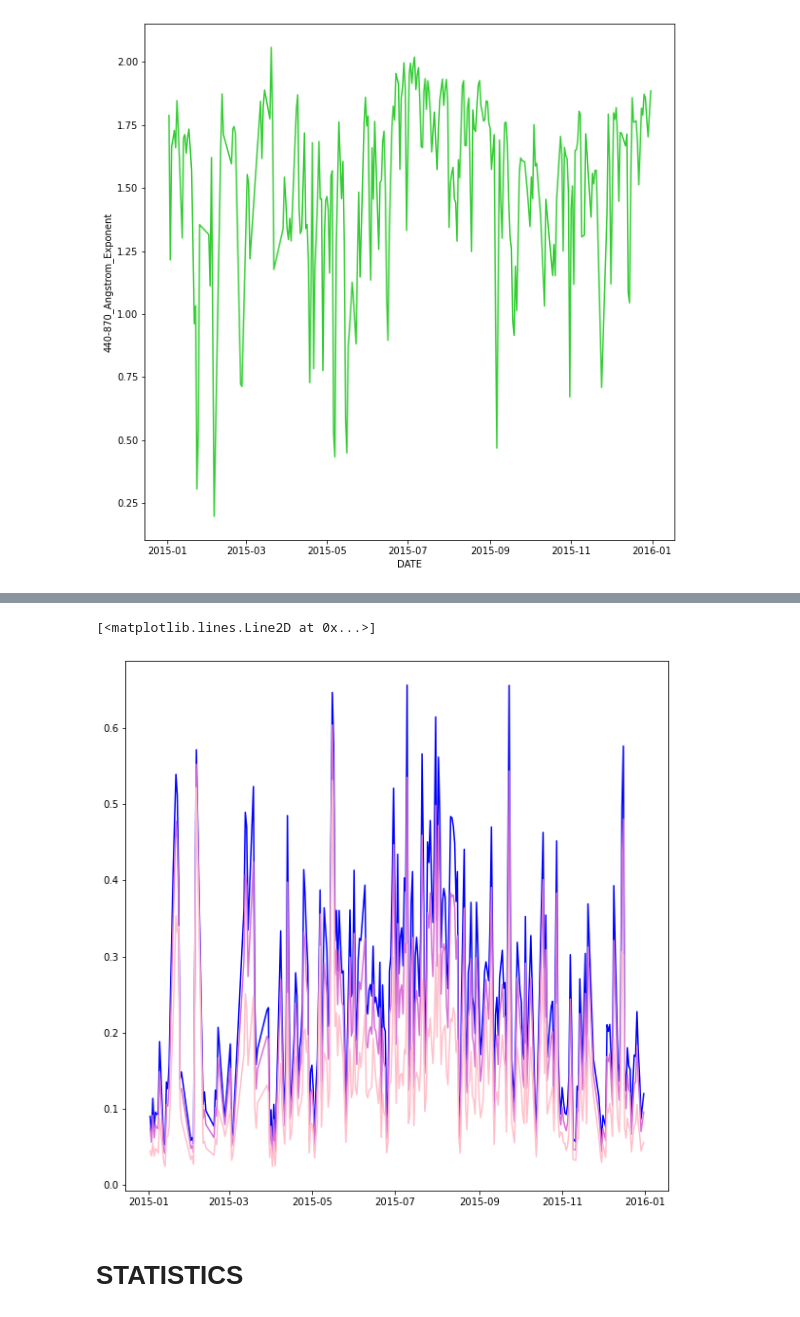
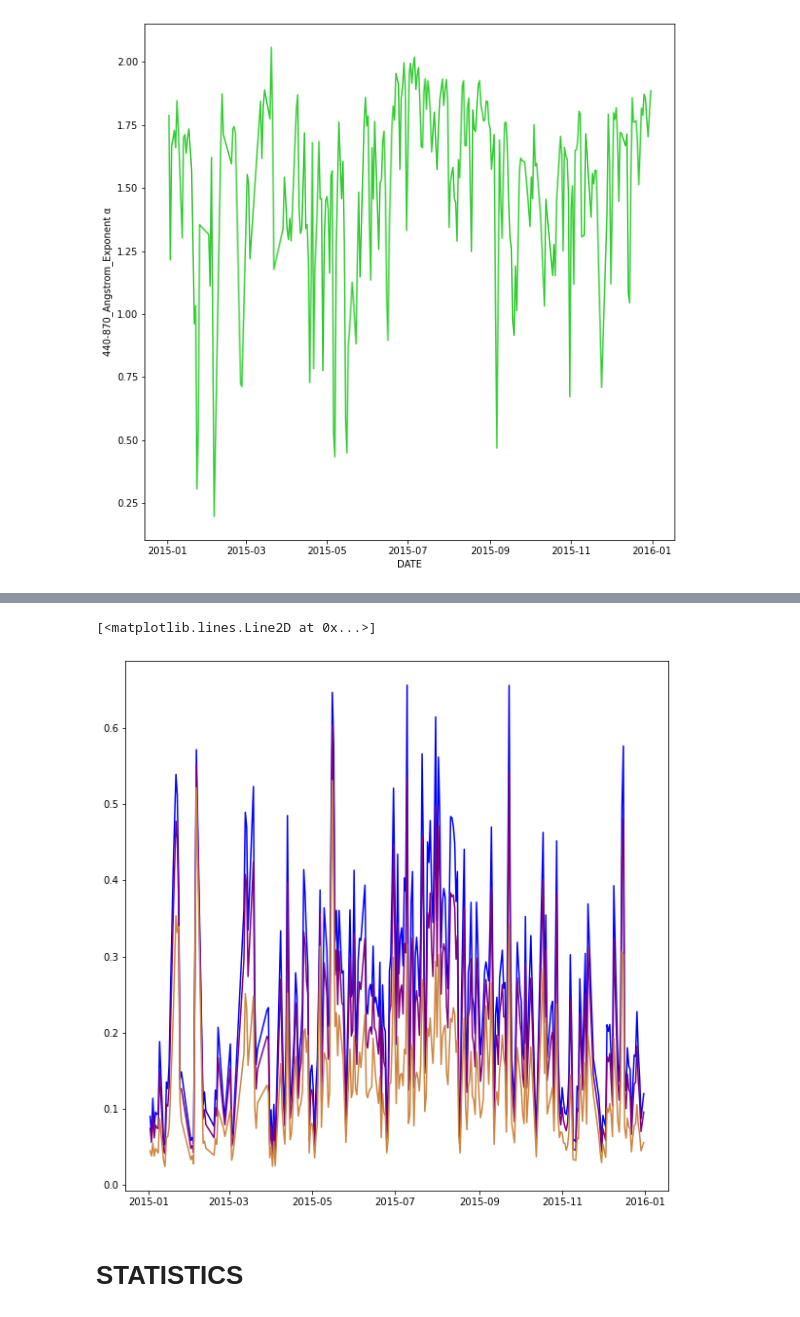
Before and after one commit to nadezsha/atmospheric-physics, a Jupyter notebook: AOD.ipynb, the cells around one changed output, grey strips where cells are left out. Saved outputs shown, nothing was run; the diff lists cells and outputs as text; code cells hidden in the pictures.

```diff
--- a/AOD.ipynb
+++ b/AOD.ipynb
@@ -57,8 +82,8 @@ plt.plot(data["datetime"], data["440-870_Angstrom_Exponent"],"limegreen")
 # %%
 plt.figure(figsize=(10,10))
 plt.plot(data["datetime"],data["AOD_440nm"],color="blue")
-plt.plot(data["datetime"],data["AOD_500nm"],color="orchid")
-plt.plot(data["datetime"],data["AOD_675nm"],color="pink")
+plt.plot(data["datetime"],data["AOD_500nm"],color="purple")
+plt.plot(data["datetime"],data["AOD_675nm"],color="peru")
 # %% [output]
 [<matplotlib.lines.Line2D at 0x...>]
-[figure, old version]
+[figure, new version]
```
Also changed, not shown: parts of 13 cells of this notebook.
